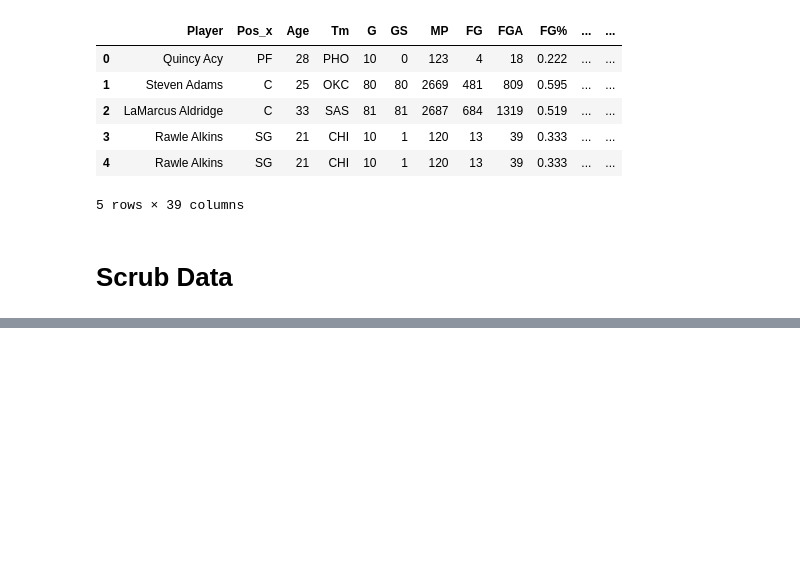
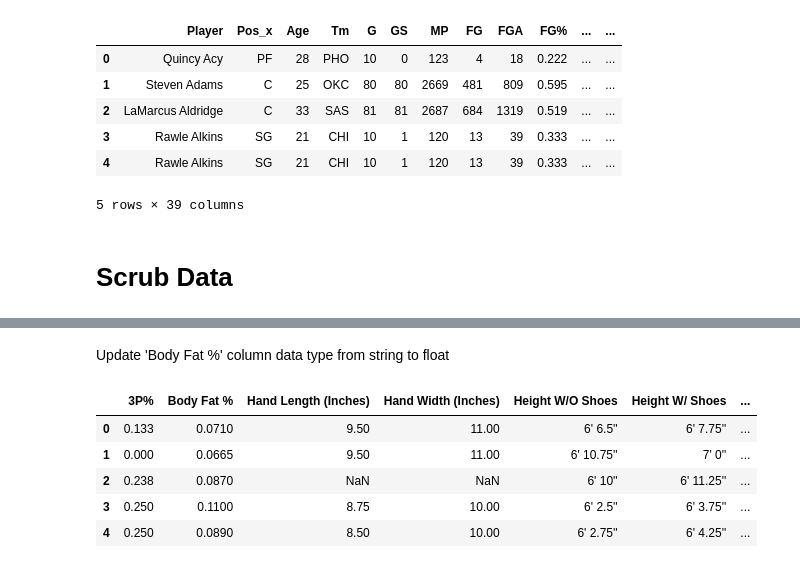
Before and after one commit to blantj/nba_3_pointer_regression, a Jupyter notebook: Modeling.ipynb, the cells around one changed output, grey strips where cells are left out. Saved outputs shown, nothing was run; the diff lists cells and outputs as text; code cells hidden in the pictures; blank space fills up the shorter version.

Commit message:
Scrub data formatting

```diff
--- a/Modeling.ipynb
+++ b/Modeling.ipynb
@@ -52,0 +105,18 @@ df shape: (325, 39)
+# %% [markdown]
+Update 'Body Fat %' column data type from string to float
+# %%
+def scrub_bf(val):
+    if type(val) == float:
+        return val
+    else:
+        return float(val.replace('%', ''))/100
+
+df['Body Fat %'] = df['Body Fat %'].apply(scrub_bf)
+df.head()
+# %% [output]
+|  | 3P% | Body Fat % | Hand Length (Inches) | Hand Width (Inches) | Height W/O Shoes | Height W/ Shoes | ... |
+| 0 | 0.133 | 0.0710 | 9.50 | 11.00 | 6' 6.5'' | 6' 7.75'' | ... |
+| 1 | 0.000 | 0.0665 | 9.50 | 11.00 | 6' 10.75'' | 7' 0'' | ... |
+| 2 | 0.238 | 0.0870 | NaN | NaN | 6' 10'' | 6' 11.25'' | ... |
+| 3 | 0.250 | 0.1100 | 8.75 | 10.00 | 6' 2.5'' | 6' 3.75'' | ... |
+| 4 | 0.250 | 0.0890 | 8.50 | 10.00 | 6' 2.75'' | 6' 4.25'' | ... |
```
Also changed, not shown: parts of 13 cells of this notebook.
